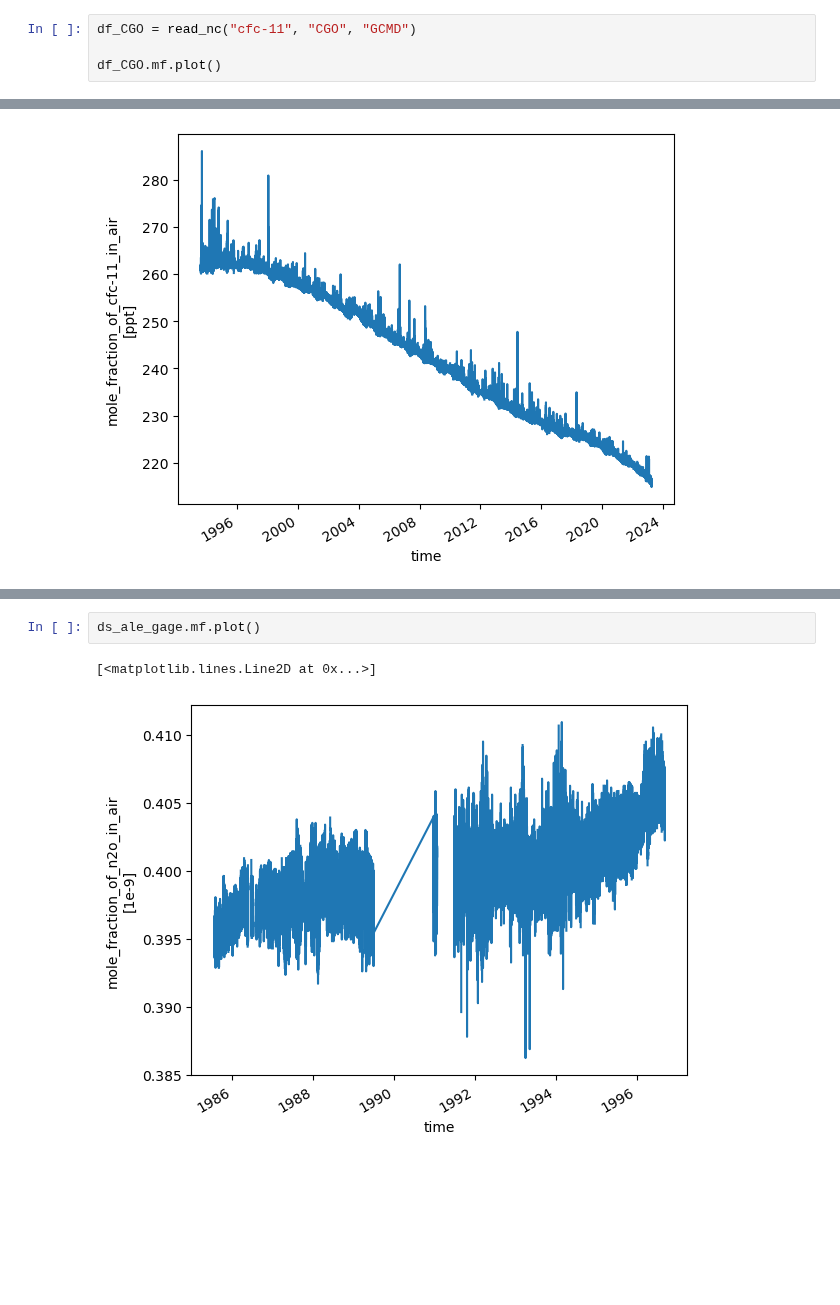
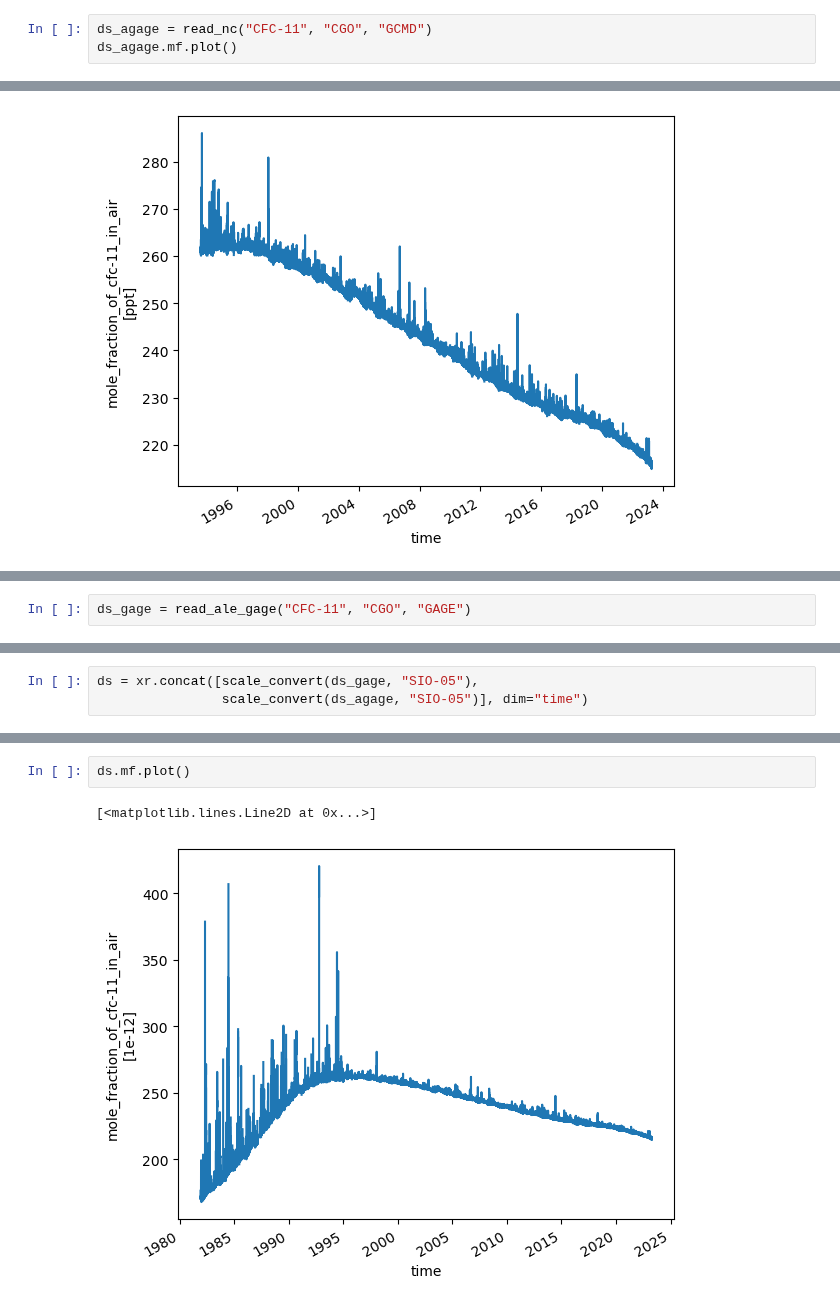
Before and after one commit to mrghg/agage-archive, a Jupyter notebook: notebooks/tutorial.ipynb, the cells around one changed output, grey strips where cells are left out. Saved outputs shown, nothing was run; the diff lists cells and outputs as text; blank space fills up the shorter version.

Commit message:
Updated scale conversion to work with xarray datasets

```diff
--- a/notebooks/tutorial.ipynb
+++ b/notebooks/tutorial.ipynb
@@ -9,9 +9,8 @@ from agage_archive.io import read_nc, combine_datasets, read_ale_gage, Paths, sc
 
 paths = Paths()
 # %%
-df_CGO = read_nc("cfc-11", "CGO", "GCMD")
-
-df_CGO.mf.plot()
+ds_agage = read_nc("CFC-11", "CGO", "GCMD")
+ds_agage.mf.plot()
 # %% [output]
 [<matplotlib.lines.Line2D at 0x...>]
 [figure]
@@ -40 +17,3 @@ df_ale_gage = read_ale_gage("N2O", "SMO", "GAGE")
+# %%
+ds_gage = read_ale_gage("CFC-11", "CGO", "GAGE")
 # %%
@@ -53,0 +24,3 @@ ds_ale_gage = create_dataset("N2O", "SMO", "GAGE", df_ale_gage)
+# %%
+ds = xr.concat([scale_convert(ds_gage, "SIO-05"),
+                scale_convert(ds_agage, "SIO-05")], dim="time")
@@ -54,5 +47,5 @@ ds_ale_gage = create_dataset("N2O", "SMO", "GAGE", df_ale_gage)
 # %%
-ds_ale_gage.mf.plot()
+ds.mf.plot()
 # %% [output]
 [<matplotlib.lines.Line2D at 0x...>]
-[figure, old version]
+[figure, new version]
```
Also changed, not shown: parts of 7 cells of this notebook, 4 other files.
